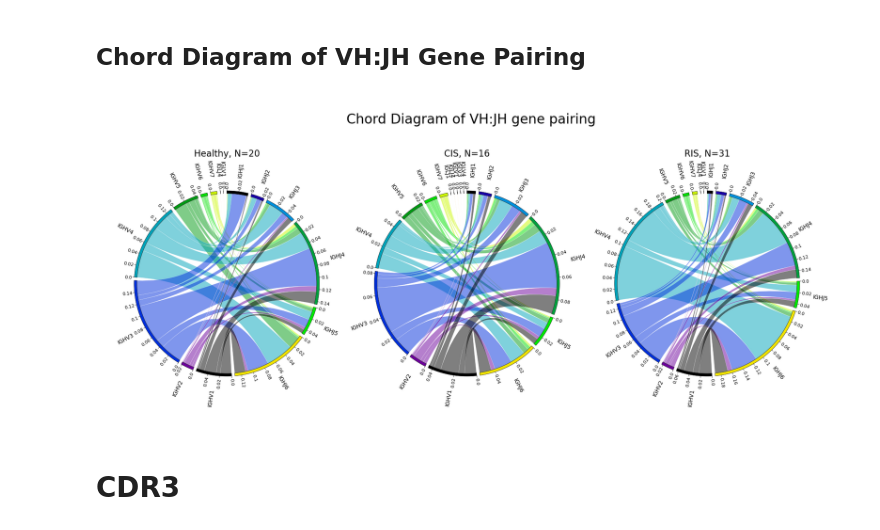
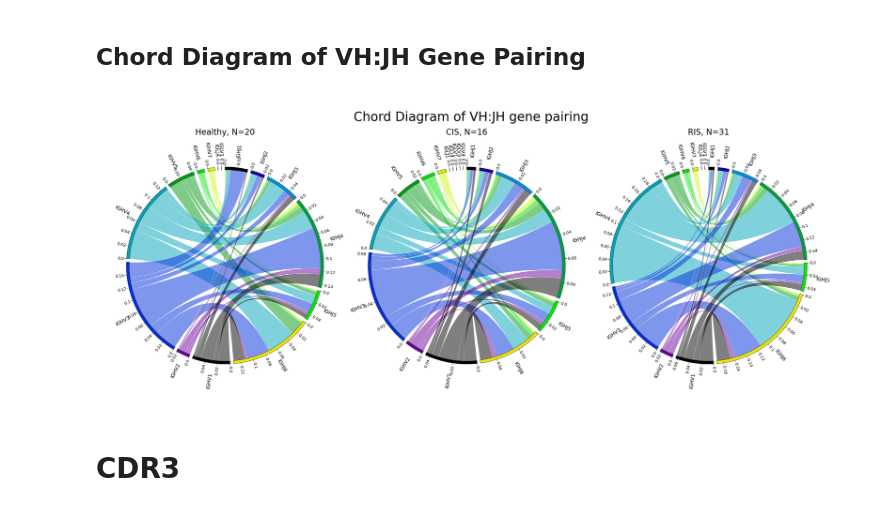
Before and after one commit to Cowell-Lab/monson-lab-projects, a Jupyter notebook: TM-HC-RIS/zoo_analyses/fixed_germline_v2.1.ipynb, the cells around one changed output. Drawn from its saved outputs; the diff is of its cells as text; code cells hidden in the pictures.

```diff
--- a/TM-HC-RIS/zoo_analyses/fixed_germline_v2.1.ipynb
+++ b/TM-HC-RIS/zoo_analyses/fixed_germline_v2.1.ipynb
@@ -632,48 +632,48 @@ fig.show()
 # %% [markdown]
 ## Chord Diagram of VH:JH Gene Pairing
 # %%
-figsize = (9,7.5)
+figsize = (20,8)
 nrows = 1
 ncols = 3
 
 fig, axes = plt.subplots(
     nrows=nrows,
     ncols=ncols,
-    figsize=((18), (8)),
+    figsize=figsize,
     subplot_kw={'projection':'polar'})
 
 max_y_lim=0
 for i, group in enumerate(groups_tuple):
     if type(axes) == np.ndarray:
         if i==0:
             axes = axes.flatten()
         ax = axes[i]
     else:
         ax = axes
     gr.plot_vj_chord_diagram(
         df=br.load_and_prepare_data_vj_combo(
             repcalc_dir=repcalc_dir,
             group_id=group[0],
             combo_type='vj_combo',
             processing_stage='.igblast.makedb.gene.clone.group.'
         ),
         freq_col='duplicate_frequency_avg',
         ticks_interval=0.02,
         max_links=None,
         cmap=v_subgroup_cmap | j_subgroup_cmap,
-        title={'t':f'{group[1]}, N={len(group[2])}', 'fontsie':16, 'y':1.0},
+        title={'t':f'{group[1]}, N={len(group[2])}', 'fontsie':16, 'y':1.08},
         ax=ax
     )
     if max_y_lim < ax.get_ylim()[1]:
         max_y_lim = ax.get_ylim()[1]
 
 fontsize=int(max(24, 1.25 * fig.get_size_inches()[0]))
 
 fig.suptitle(**{'t':'Chord Diagram of VH:JH gene pairing', 'y':1.0, 'fontsize':fontsize})
 plt.tight_layout()
 fig.show()
 # %% [output]
-[figure, old version]
+[figure, new version]
 # %% [markdown]
 # CDR3
 # %% [markdown]
```
Also changed, not shown: parts of 1 cell of this notebook.
